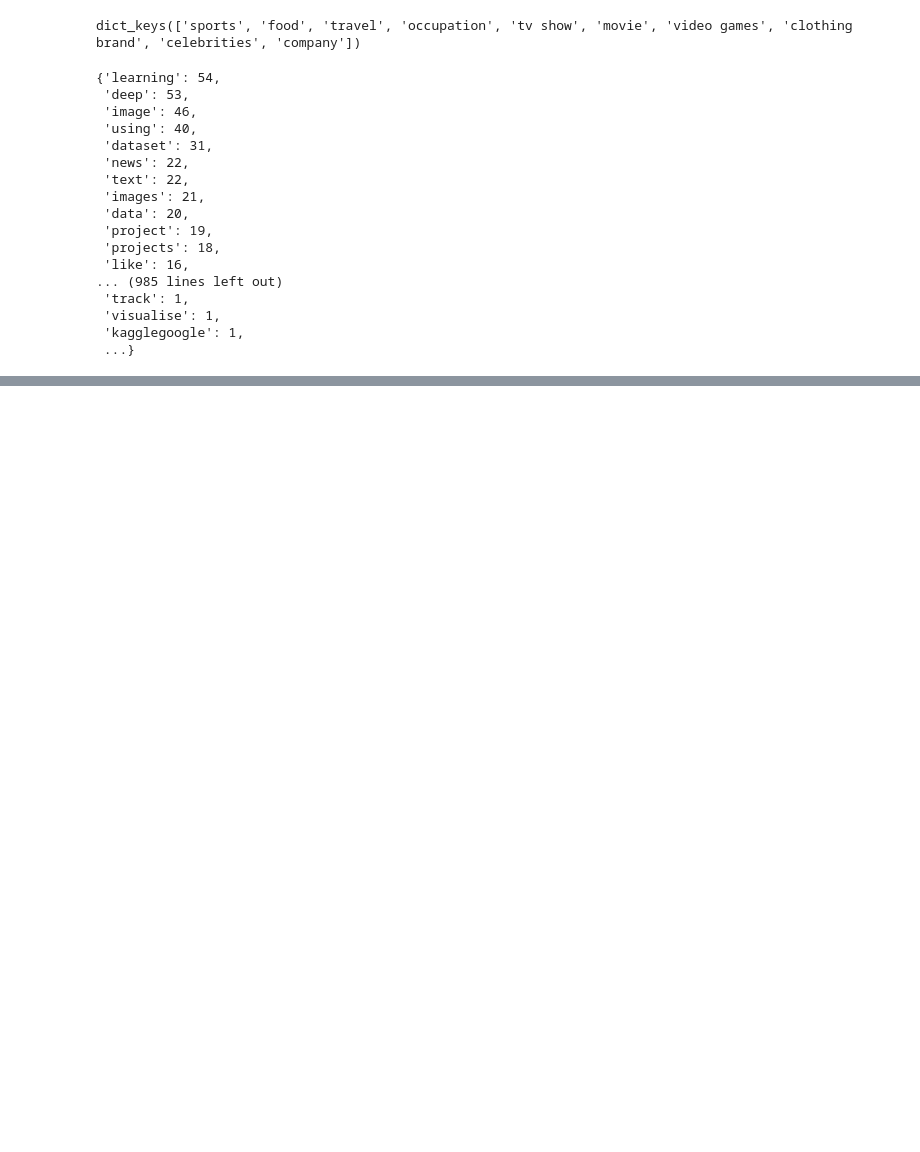
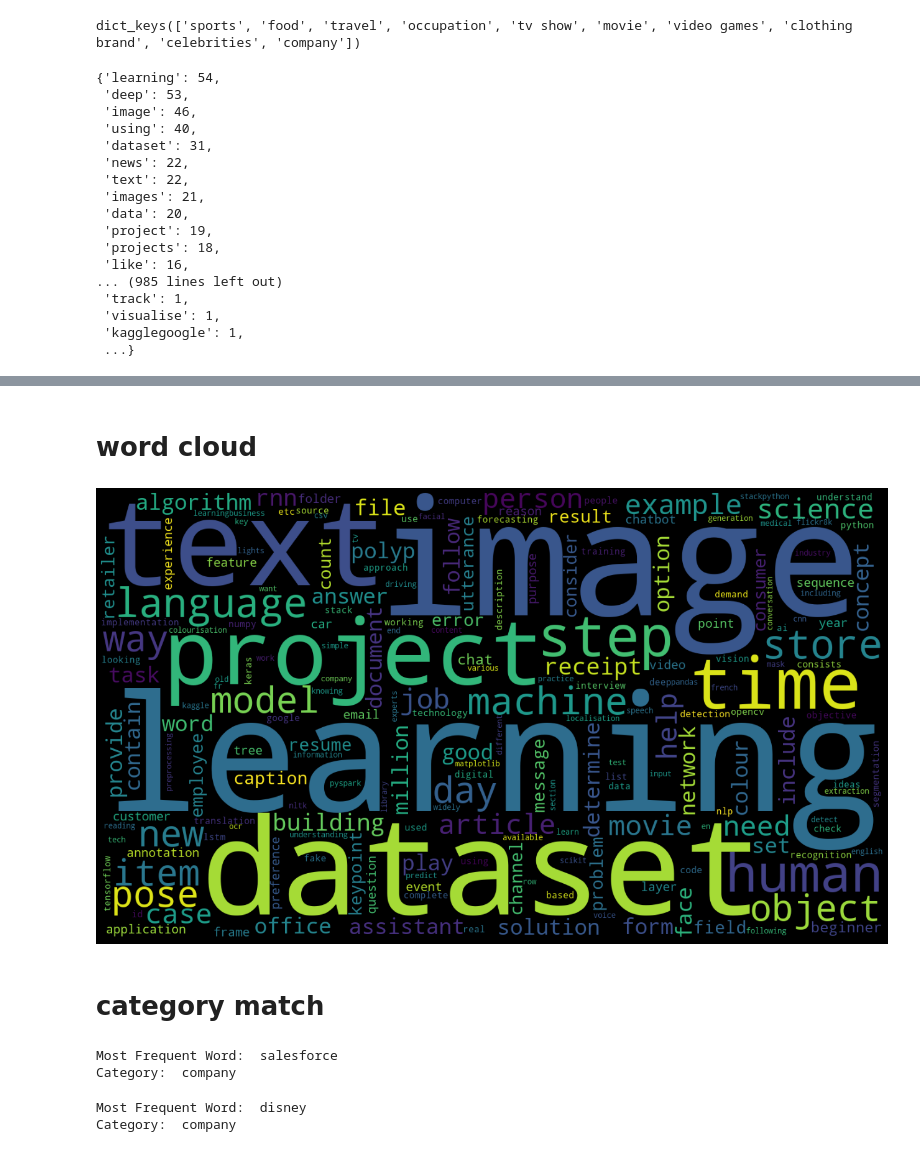
Before and after one commit to xinqianx/CourseProject, a Jupyter notebook: preprocess.ipynb, the cells around one changed output, grey strips where cells are left out. Drawn from its saved outputs; the diff is of its cells as text; code cells hidden in the pictures; blank space fills up the shorter version.

Commit message:
added cloud word and best match

```diff
--- a/preprocess.ipynb
+++ b/preprocess.ipynb
@@ -48,0 +68,2 @@ data1
+# %% [markdown]
+# word cloud
@@ -48,0 +76,19 @@ data1
+# %%
+def wordcloud(text,ngram=1):
+    wordcloud = WordCloud(width=1400,
+                          height=800,
+                          background_color='black')
+    if ngram ==1:
+        wordc = wordcloud.generate(' '.join(text))
+    else:
+        wordc = wordcloud.generate_from_frequencies(text)
+    plt.figure(figsize=(20,10), facecolor='k')
+    plt.imshow(wordcloud)
+    plt.axis('off')
+    plt.tight_layout(pad=0)
+# %%
+wordcloud(data1)
+# %% [output]
+[figure, added]
+# %% [markdown]
+# category match
@@ -48,0 +104,10 @@ data1
+# %%
+find_top_match(dic, data1)
+# %% [output]
+Most Frequent Word:  salesforce
+Category:  company
+# %%
+find_top_match(dic, data2)
+# %% [output]
+Most Frequent Word:  disney
+Category:  company
```
Also changed, not shown: parts of 4 cells of this notebook.
